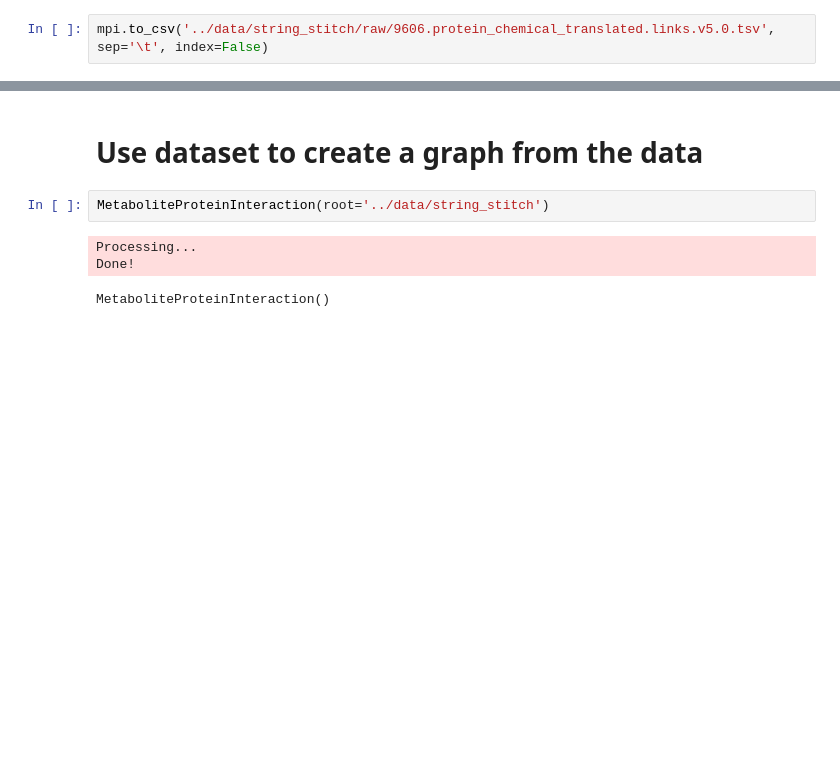
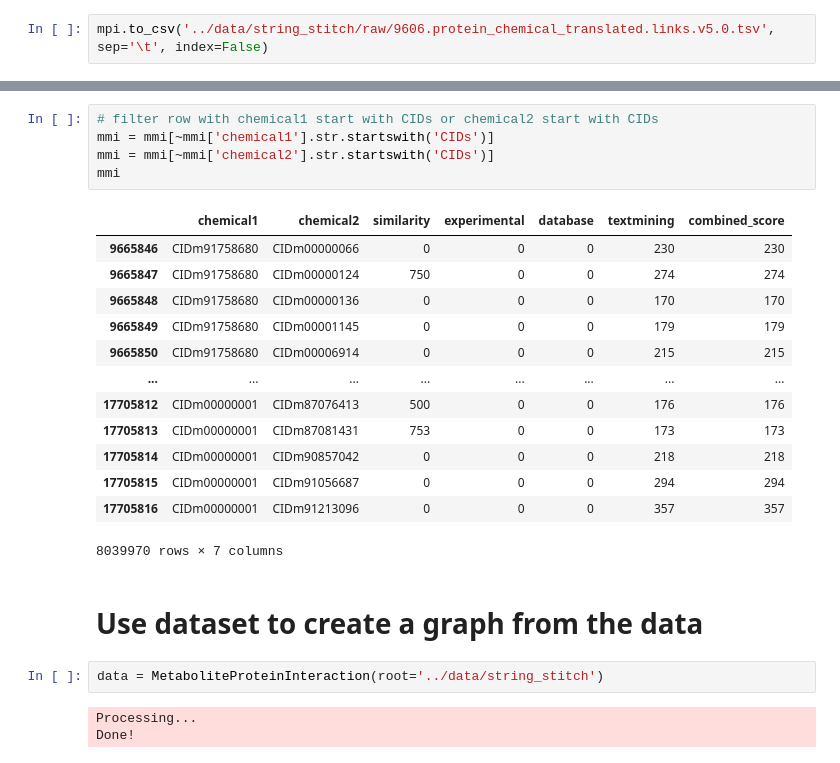
Before and after one commit to FDUguchunhui/KAMPING, a Jupyter notebook: notebooks/STITCH.ipynb, the cells around one changed output, grey strips where cells are left out. Drawn from its saved outputs; the diff is of its cells as text; blank space fills up the shorter version.

```diff
--- a/notebooks/STITCH.ipynb
+++ b/notebooks/STITCH.ipynb
@@ -232,8 +264,26 @@ mpi.to_csv('../data/string_stitch/raw/9606.protein_chemical_translated.links.v5.
+# %%
+# filter row with chemical1 start with CIDs or chemical2 start with CIDs
+mmi = mmi[~mmi['chemical1'].str.startswith('CIDs')]
+mmi = mmi[~mmi['chemical2'].str.startswith('CIDs')]
+mmi
+# %% [output]
+|  | chemical1 | chemical2 | similarity | experimental | database | textmining | combined_score |
+| 9665846 | CIDm91758680 | CIDm00000066 | 0 | 0 | 0 | 230 | 230 |
+| 9665847 | CIDm91758680 | CIDm00000124 | 750 | 0 | 0 | 274 | 274 |
+| 9665848 | CIDm91758680 | CIDm00000136 | 0 | 0 | 0 | 170 | 170 |
+| 9665849 | CIDm91758680 | CIDm00001145 | 0 | 0 | 0 | 179 | 179 |
+| 9665850 | CIDm91758680 | CIDm00006914 | 0 | 0 | 0 | 215 | 215 |
+| ... | ... | ... | ... | ... | ... | ... | ... |
+| 17705812 | CIDm00000001 | CIDm87076413 | 500 | 0 | 0 | 176 | 176 |
+| 17705813 | CIDm00000001 | CIDm87081431 | 753 | 0 | 0 | 173 | 173 |
+| 17705814 | CIDm00000001 | CIDm90857042 | 0 | 0 | 0 | 218 | 218 |
+| 17705815 | CIDm00000001 | CIDm91056687 | 0 | 0 | 0 | 294 | 294 |
+| 17705816 | CIDm00000001 | CIDm91213096 | 0 | 0 | 0 | 357 | 357 |
+8039970 rows × 7 columns
 # %% [markdown]
 # Use dataset to create a graph from the data
 # %%
-MetaboliteProteinInteraction(root='../data/string_stitch')
+data = MetaboliteProteinInteraction(root='../data/string_stitch')
 # %% [output]
 Processing...
 Done!
-MetaboliteProteinInteraction()
```
Also changed, not shown: parts of 20 cells of this notebook, 4 other files.
